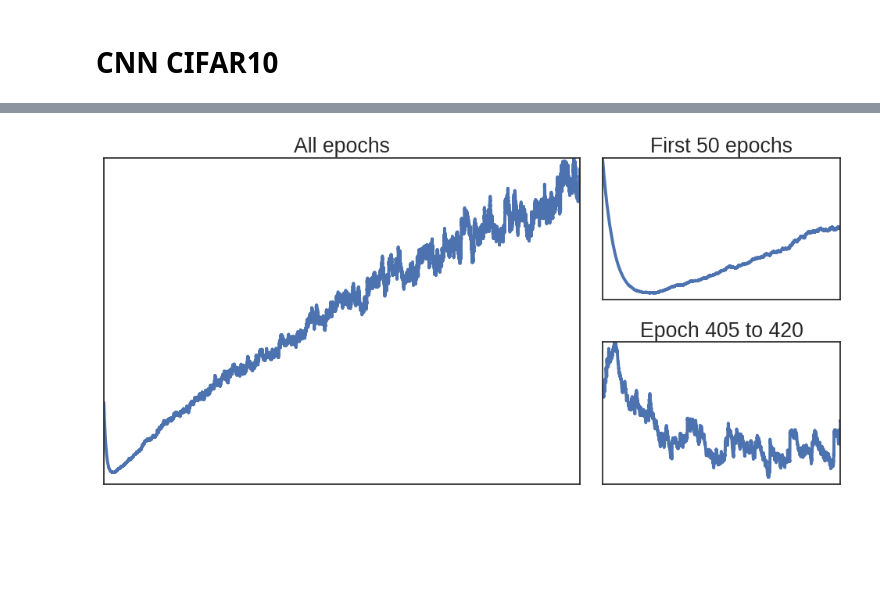
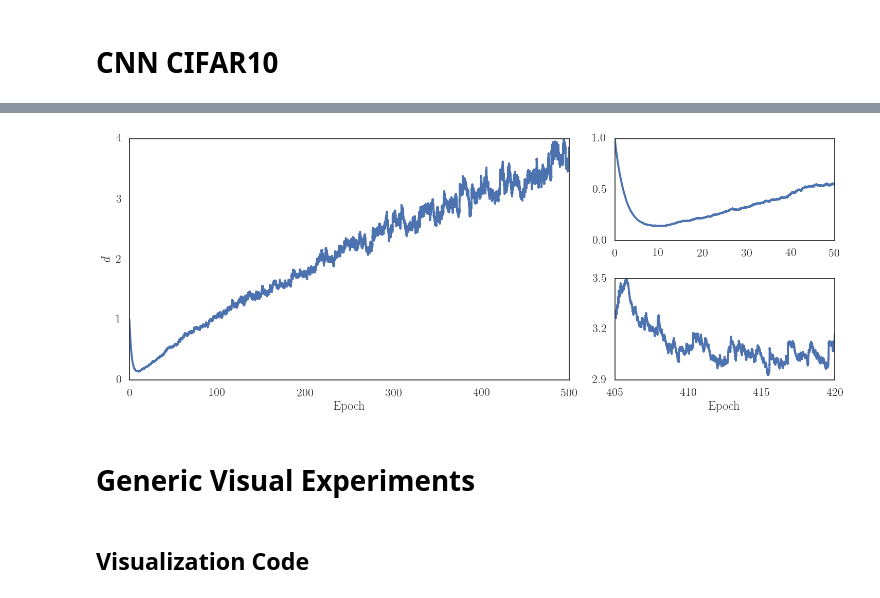
Before and after one commit to jayanthkoushik/sgd-feedback, a Jupyter notebook: src/compare_opts.ipynb, the cells around one changed output, grey strips where cells are left out. Cells and saved outputs as stored; diff of their text form; code cells hidden in the pictures; blank space fills up the shorter version.

```diff
--- a/src/compare_opts.ipynb
+++ b/src/compare_opts.ipynb
@@ -11,3 +11,6 @@ from matplotlib import gridspec
 
 sns.set_context("poster")
 sns.set_style("white")
+mpl.rcParams["text.usetex"] = True
+mpl.rcParams["font.family"] = "serif"
+mpl.rcParams["font.serif"] = ["Computer Modern"]
@@ -13,0 +19,12 @@ sns.set_style("white")
+# %%
+opt_titles = [
+    ("dna", "DNA"),
+    ("adam", "Adam"),
+    ("adamax", "Adamax"),
+    ("sgdnesterov", "SGD Nesterov"),
+    ("rmsprop", "RMSprop"),
+    ("sgd", "SGD"),
+    ("adagrad", "Adagrad"),
+    ("adadelta", "Adadelta")
+]
+colors = sns.xkcd_palette(["amber", "red", "greyish", "windows blue", "faded green", "dusty purple", "black", "light blue"])
@@ -63,32 +101,38 @@ fig.tight_layout()
 # %%
-fig = plt.figure(figsize=(10, 5))
+fig = plt.figure(figsize=(15, 6))
 gs = gridspec.GridSpec(2, 2, width_ratios=[2, 1])
 ax1 = fig.add_subplot(gs[:, 0])
 ax2 = fig.add_subplot(gs[0, 1])
 ax3 = fig.add_subplot(gs[1, 1])
 
 with open("../data/cnn/cifar10/dna.pkl", "rb") as f:
     dna_ds = np.array([x.item() for x in pickle.load(f)["ds"]])
 epoch_nums = np.arange(1, len(dna_ds) + 1) * 128. / 50000
 
 ax1.plot(epoch_nums, dna_ds)
 ax1.set_xlim(0, 500)
 ax1.set_ylim(0, 4)
-ax1.set_title("All epochs")
+ax1.set_yticks([0, 1, 2, 3, 4])
+ax1.set_xlabel("Epoch")
+ax1.set_ylabel("$d$")
 
 ax2.plot(epoch_nums[epoch_nums <= 50], dna_ds[epoch_nums <= 50])
 ax2.set_xlim(0, 50)
-ax2.set_title("First 50 epochs")
+ax2.set_ylim(0, 1)
+ax2.set_yticks([0, 0.5, 1.0])
 
 ax3_epoch_range = np.bitwise_and(epoch_nums >= 405, epoch_nums <= 420)
 ax3.plot(epoch_nums[ax3_epoch_range], dna_ds[ax3_epoch_range])
+ax3.set_xlim(405, 420)
 ax3.set_ylim([2.9, 3.5])
-ax3.set_xlim(405, 420)
-ax3.set_title("Epoch 405 to 420")
+ax3.set_xticks([405, 410, 415, 420])
+ax3.set_yticks([2.9, 3.2, 3.5])
+ax3.set_xlabel("Epoch")
 
-for ax in [ax1, ax2, ax3]:
-    ax.set_xticks([])
-    ax.set_yticks([])
 fig.tight_layout()
 # %% [output]
-[figure, old version]
+[figure, new version]
+# %% [markdown]
+# Generic Visual Experiments
+# %% [markdown]
+## Visualization Code
```
Also changed, not shown: parts of 15 cells of this notebook, 12 other files.
